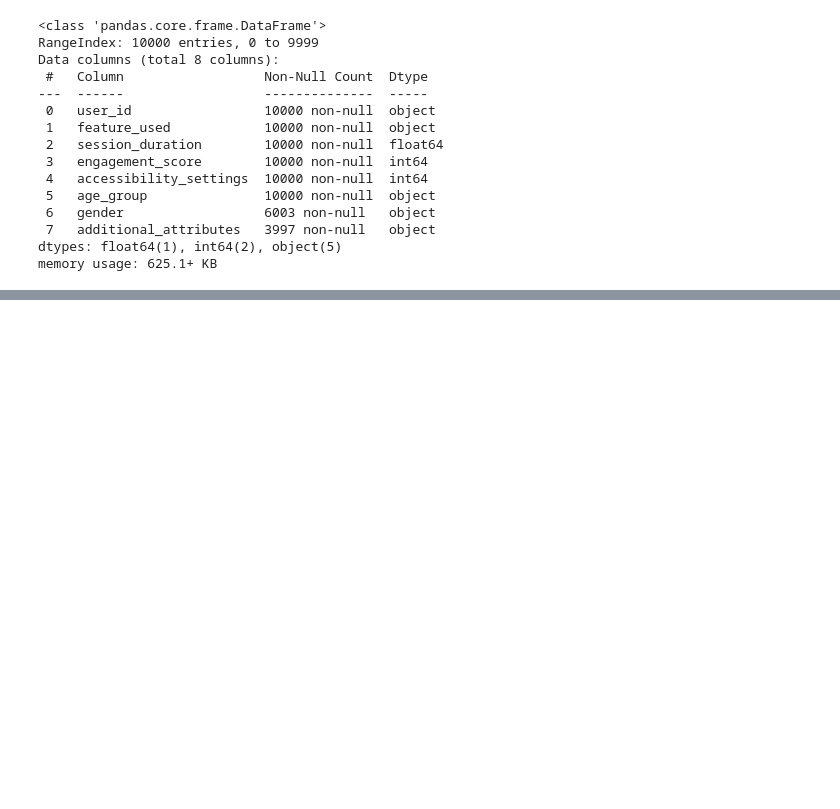
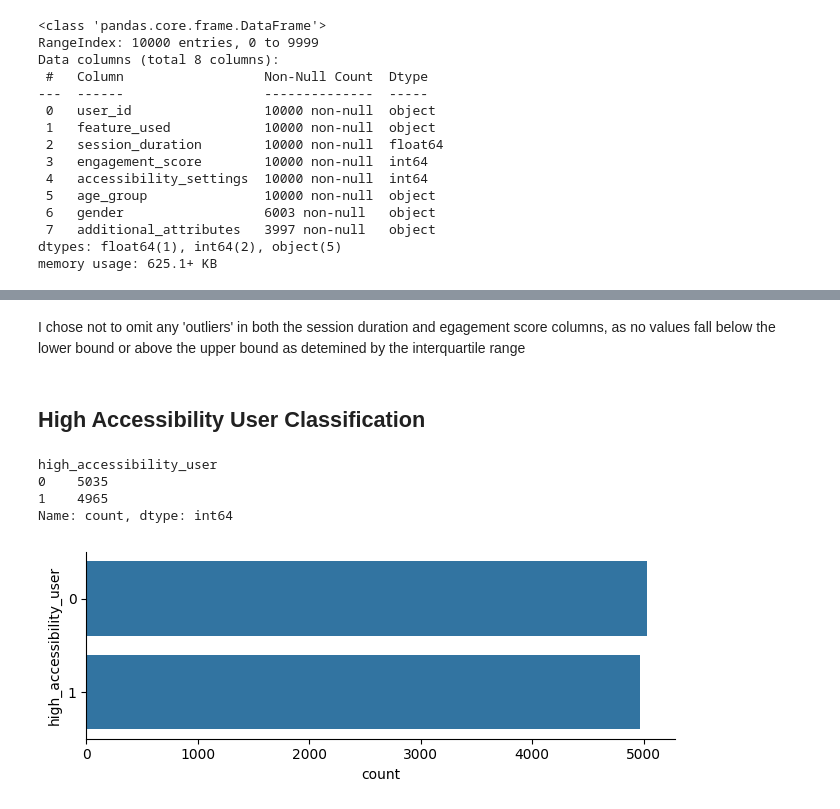
Before and after one commit to adesina923/HackDiversityDataInterviewChallenge-AdesinaAdeniran, a Jupyter notebook: AA_Hack_Diversity_Data_Interview_Product_Inclusion_Analysis_Challenge.ipynb, the cells around one changed output, grey strips where cells are left out. Drawn from its saved outputs; the diff is of its cells as text; code cells hidden in the pictures; blank space fills up the shorter version.

Commit message:
Added Data Cleaning & Preparation Section

```diff
--- a/AA_Hack_Diversity_Data_Interview_Product_Inclusion_Analysis_Challenge.ipynb
+++ b/AA_Hack_Diversity_Data_Interview_Product_Inclusion_Analysis_Challenge.ipynb
@@ -40,0 +175,14 @@ memory usage: 625.1+ KB
+# %% [markdown]
+I chose not to omit any 'outliers' in both the session duration and egagement score columns, as no values fall below the lower bound or above the upper bound as detemined by the interquartile range
+# %% [markdown]
+## High Accessibility User Classification
+# %%
+df['high_accessibility_user'] = [1 if x >= 3 else 0 for x in df['accessibility_settings'] ]
+print(df['high_accessibility_user'].value_counts())
+high_accessibility_user = sns.catplot(y="high_accessibility_user", kind="count", data=df, height=2.6, aspect=2.5)
+# %% [output]
+high_accessibility_user
+0    5035
+1    4965
+Name: count, dtype: int64
+[figure, added]
```
Also changed, not shown: parts of 17 cells of this notebook.
